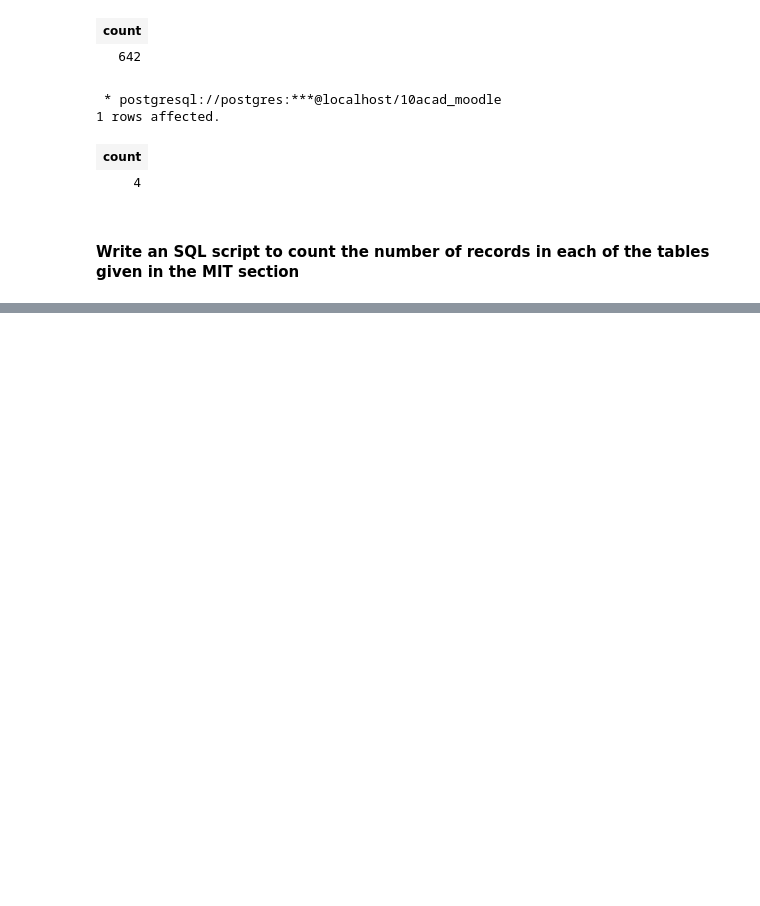
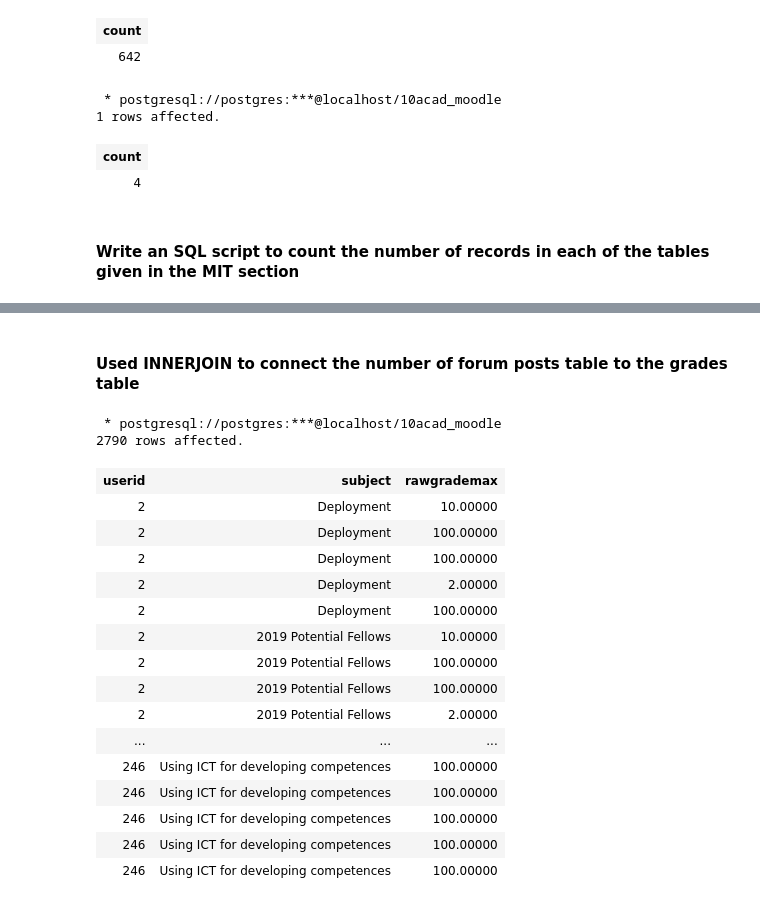
Before and after one commit to tijesunimiolashore/Educational-Data-Log-Analysis, a Jupyter notebook: Educational_Data_Analysis.ipynb, the cells around one changed output, grey strips where cells are left out. Cells and saved outputs as stored; diff of their text form; code cells hidden in the pictures; blank space fills up the shorter version.

```diff
--- a/Educational_Data_Analysis.ipynb
+++ b/Educational_Data_Analysis.ipynb
@@ -96,0 +205,27 @@ SELECT (SELECT COUNT(*) FROM mdl_logstore_standard_log) as mdl_logstore_standard
+# %% [markdown]
+#### Used INNERJOIN to connect the number of forum posts table to the grades table
+# %%
+%%sql
+
+SELECT mdl_forum_posts.userid, mdl_forum_posts.subject, mdl_grade_grades.rawgrademax
+FROM mdl_forum_posts
+INNER JOIN mdl_grade_grades ON mdl_forum_posts.userid = mdl_grade_grades.userid;
+# %% [output]
+ * postgresql://postgres:***@localhost/10acad_moodle
+2790 rows affected.
+| userid | subject | rawgrademax |
+| 2 | Deployment | 10.00000 |
+| 2 | Deployment | 100.00000 |
+| 2 | Deployment | 100.00000 |
+| 2 | Deployment | 2.00000 |
+| 2 | Deployment | 100.00000 |
+| 2 | 2019 Potential Fellows | 10.00000 |
+| 2 | 2019 Potential Fellows | 100.00000 |
+| 2 | 2019 Potential Fellows | 100.00000 |
+| 2 | 2019 Potential Fellows | 2.00000 |
+| ... | ... | ... |
+| 246 | Using ICT for developing competences | 100.00000 |
+| 246 | Using ICT for developing competences | 100.00000 |
+| 246 | Using ICT for developing competences | 100.00000 |
+| 246 | Using ICT for developing competences | 100.00000 |
+| 246 | Using ICT for developing competences | 100.00000 |
```
Also changed, not shown: parts of 15 cells of this notebook.
